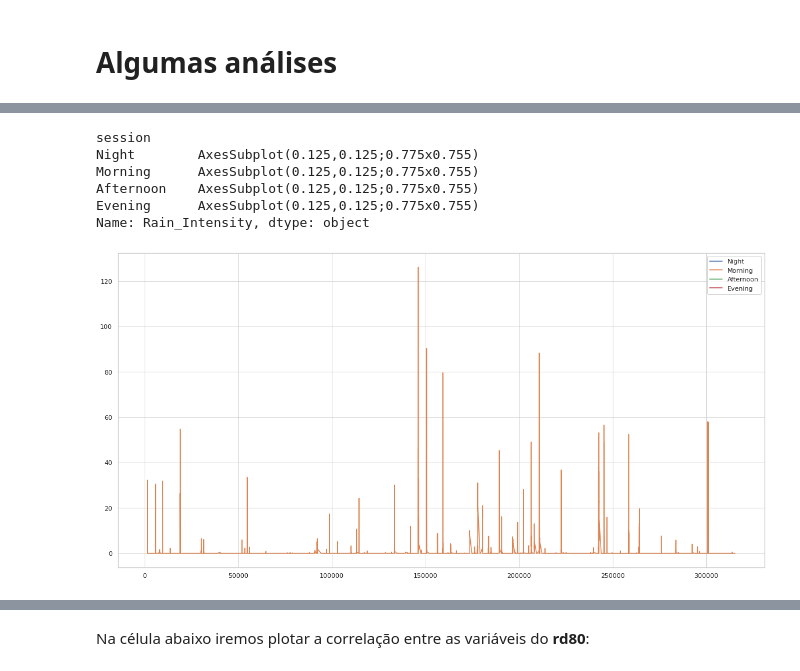
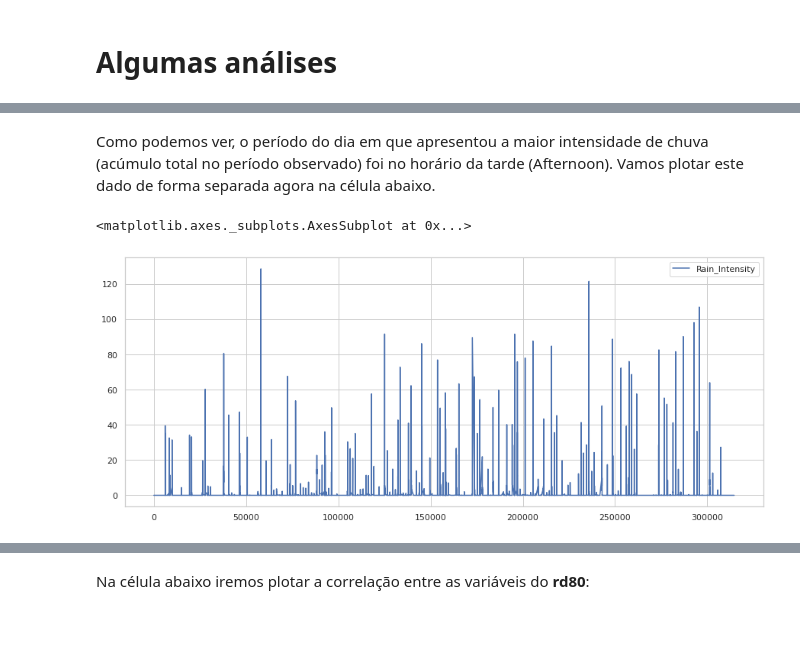
Before and after one commit to lourencocavalcante/Introduction-to-Data-Science, a Jupyter notebook: INPE_CAP394_2022_Atv01_Lourenco.ipynb, the cells around one changed output, grey strips where cells are left out. Saved outputs shown, nothing was run; the diff lists cells and outputs as text; code cells hidden in the pictures; blank space fills up the shorter version.

```diff
--- a/INPE_CAP394_2022_Atv01_Lourenco.ipynb
+++ b/INPE_CAP394_2022_Atv01_Lourenco.ipynb
@@ -204,7 +186,6 @@ Conforme visto acima, o tamanho do nosso Dataset é de 315.420, o que ocasionar
 df_rd80_joss['Datetime'] = df_rd80_joss[['dia','Mes','Ano', 'H', 'M', 'S']].apply(lambda row:
                     datetime.datetime(year=row['Ano'], month=row['Mes'],day=row['dia'], hour=row['H'], minute=row["M"], second=row["S"]),axis=1)
 
-df_rd80_joss = df_rd80_joss.drop(columns=['H', 'M', 'S','N(D)', 'N(D)', 'N(D)', 'N(D)', 'N(D)', 'N(D)', 'N(D)', 'N(D)', 'N(D)', 'N(D)', 'N(D)', 'N(D)', 'N(D)', 'N(D)', 'N(D)', 'N(D)', 'N(D)', 'N(D)', 'N(D)', 'N(D)'])
+df_rd80_joss = df_rd80_joss.drop(columns=['H', 'M', 'S','Time_integration', 'N(D)', 'N(D)', 'N(D)', 'N(D)', 'N(D)', 'N(D)', 'N(D)', 'N(D)', 'N(D)', 'N(D)', 'N(D)', 'N(D)', 'N(D)', 'N(D)', 'N(D)', 'N(D)', 'N(D)', 'N(D)', 'N(D)', 'N(D)'])
 df_rd80_joss = df_rd80_joss.set_index('Datetime')
-df_rd80_joss.sort_values('Datetime',ascending=True,inplace=True)
 # %%
@@ -315,13 +314,10 @@ sns.set(style='whitegrid')
+# %% [markdown]
+Como podemos ver, o período do dia em que apresentou a maior intensidade de chuva (acúmulo total no período observado) foi no horário da tarde (Afternoon). Vamos plotar este dado de forma separada agora na célula abaixo.
 # %%
-#Plotando a intensidade da chuva por anos
+#Plotando o acumulado da intensidade da chuva do período da tarde
 
-plt.figure(figsize=(20, 10))
-df_rd80_joss.loc[df_rd80_joss.session == 'Morning'].groupby('session')['Rain_Intensity'].plot(legend=True)
+plt.figure(figsize=(15, 6))
+df_rd80_joss.loc[df_rd80_joss.session == 'Afternoon']['Rain_Intensity'].plot(legend=True)
 # %% [output]
-session
-Night        AxesSubplot(0.125,0.125;0.775x0.755)
-Morning      AxesSubplot(0.125,0.125;0.775x0.755)
-Afternoon    AxesSubplot(0.125,0.125;0.775x0.755)
-Evening      AxesSubplot(0.125,0.125;0.775x0.755)
-Name: Rain_Intensity, dtype: object
+<matplotlib.axes._subplots.AxesSubplot at 0x...>
-[figure, old version]
+[figure, new version]
```
Also changed, not shown: parts of 7 cells of this notebook.
